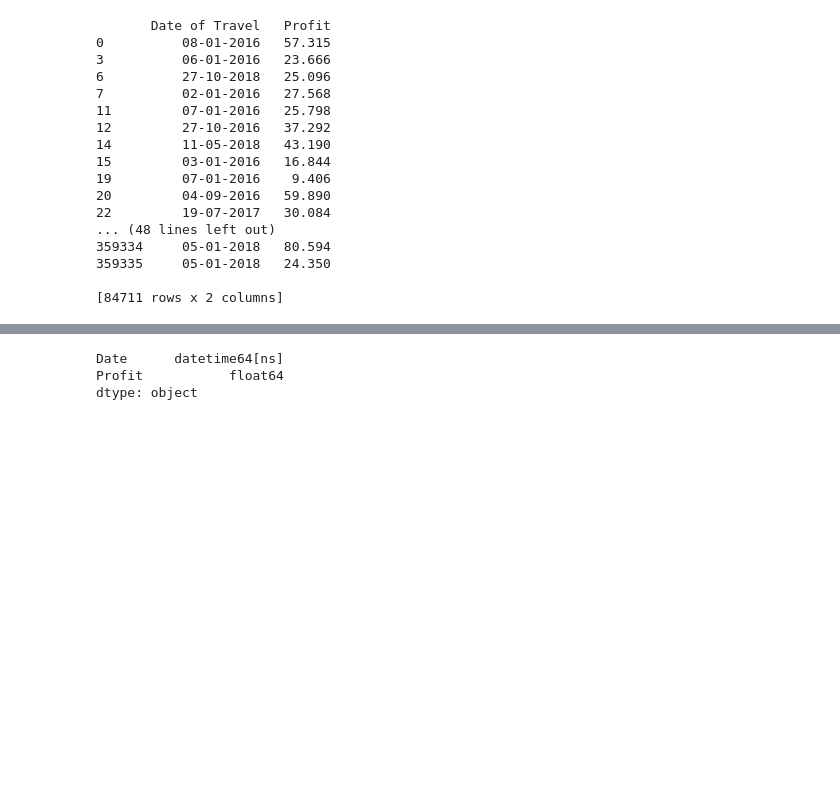
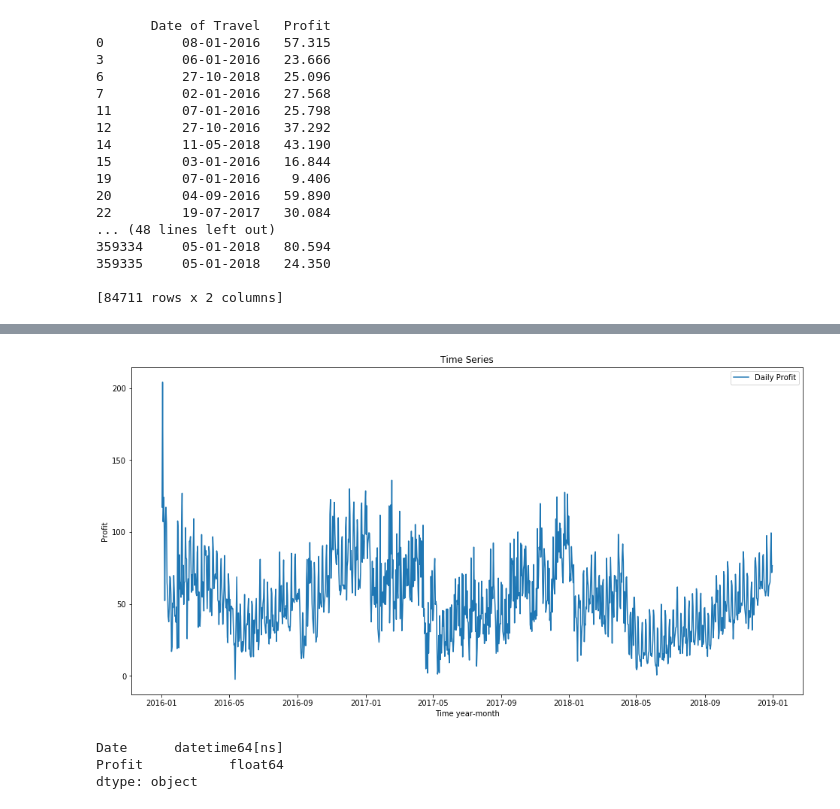
Before and after one commit to Rash1425/DataSets, a Jupyter notebook: G2M_cab_data_Analysis.ipynb, the cells around one changed output, grey strips where cells are left out. Saved outputs shown, nothing was run; the diff lists cells and outputs as text; code cells hidden in the pictures; blank space fills up the shorter version.

Commit message:
G2M Cab Data Analysis file updated with 2nd

```diff
--- a/G2M_cab_data_Analysis.ipynb
+++ b/G2M_cab_data_Analysis.ipynb
@@ -441,0 +446,3 @@ AttributeError: 'str' object has no attribute 'Date'
+# %%
+ts1 = ts.groupby(['Date'])[['Profit']].mean()
+print(ts1.round())
@@ -441,0 +467,3 @@ AttributeError: 'str' object has no attribute 'Date'
+# %%
+ts1 = pd.DataFrame(ts1)
+print(ts1)
@@ -442,3 +499,15 @@ AttributeError: 'str' object has no attribute 'Date'
+# %%
+#plt.plot(ts1,label='profit')
+
+plt.figure(figsize=(16,8))
+plt.plot(ts1,label='Daily Profit')
+plt.title('Time Series')
+plt.xlabel('Time year-month')
+plt.ylabel('Profit')
+plt.legend(loc='best')
+plt.show()
+# %% [output]
+[figure, added]
 # %%
 print(ts.dtypes)
 # %% [output]
```
Also changed, not shown: parts of 24 cells of this notebook.
